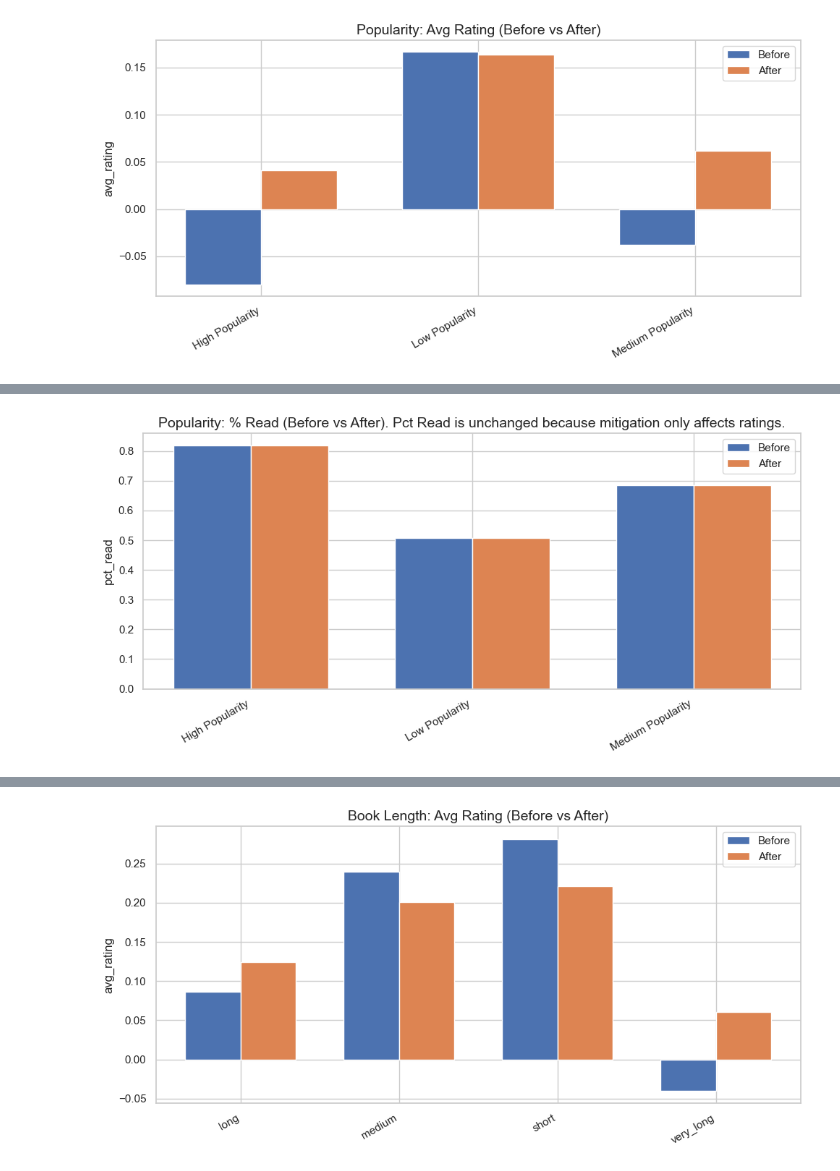
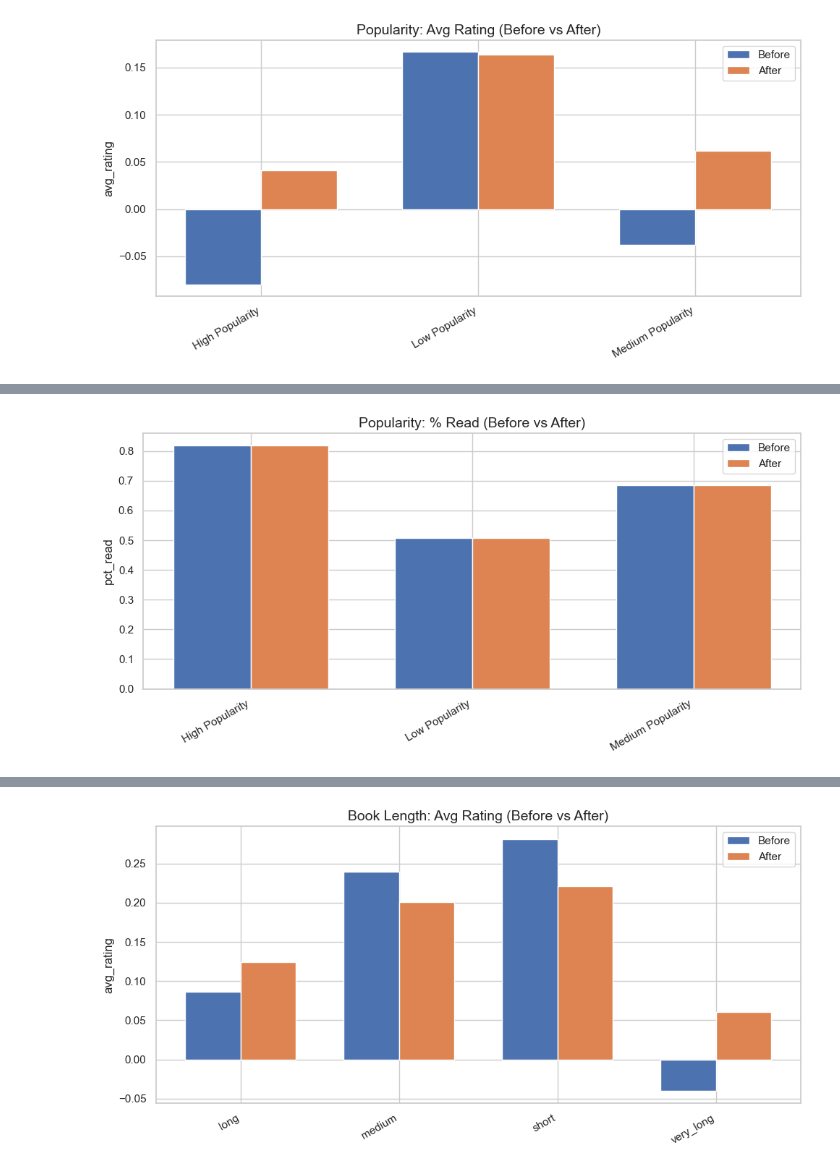
Before and after one commit to ArpitaWagulde/goodreads_recommendations, a Jupyter notebook: data-pipeline/data/notebooks/bias_analysis.ipynb, the cells around one changed output, grey strips where cells are left out. Cells and saved outputs as stored; diff of their text form; code cells hidden in the pictures.

Commit message:
explanation added

```diff
--- a/data-pipeline/data/notebooks/bias_analysis.ipynb
+++ b/data-pipeline/data/notebooks/bias_analysis.ipynb
@@ -118,6 +118,76 @@ def run_grouped_analysis(dimension_name, group_case_sql, label_col):
     fairness = fairness_metrics(before_df, after_df, "avg_rating", label_col)
     return before_df, after_df, fairness
 
+captions = {
+    ("Popularity", "avg_rating"): (
+        "Bias detection: Before mitigation, rating averages show a clear popularity bias — "
+        "highly popular books tend to have inflated average ratings compared to medium and low popularity groups, "
+        "suggesting visibility is conflated with perceived quality. "
+        "Mitigation applied: We used a group-level shrinkage (λ = 0.5) to pull extreme group means toward the global mean, "
+        "reducing the influence of popularity on the reported rating. "
+        "Outcome: After mitigation, the rating gap narrows, improving fairness in perceived quality while retaining real signals."
+    ),
+    ("Popularity", "pct_read"): (
+        "Bias detection: The percent-read metric reflects user behavior and usually shows popularity-driven reading differences; "
+        "however, this reflects actual user attention rather than rating bias. "
+        "Mitigation applied: Our current mitigation only adjusts ratings, not read behavior, because reweighting reads risks altering real user preference signals. "
+        "Outcome: % Read remains largely unchanged; this separation helps us confirm we corrected rating perception bias while preserving genuine engagement patterns. "
+        "Interpretation: If you later want to mitigate exposure-driven reading imbalances, consider a careful reweighting strategy distinct from rating debiasing."
+    ),
+
+    ("Book Length", "avg_rating"): (
+        "Bias detection: Book length groups often show systematic differences in ratings — for example, very short or very long books may be underrated or overrated due to reader expectations rather than intrinsic quality. "
+        "Mitigation applied: Using λ = 0.5 shrinks group-specific means toward the global mean to reduce the undue effect of length on ratings. "
+        "Outcome: After mitigation the mean ratings across book-length groups become more comparable, indicating reduced structural bias tied to length. "
+        "Interpretation: This helps ensure books are judged more on content quality than on length-based perception, improving fairness in recommendations."
+    ),
+    ("Book Length", "pct_read"): (
+        "Bias detection: Percent-read can differ by length (readers may abandon very long books or finish short ones), which is a behavioral pattern rather than a direct rating bias. "
+        "Mitigation applied: We did not alter % Read during rating mitigation, to avoid conflating reading behavior with perceived rating fairness. "
+        "Outcome: The lack of change confirms our mitigation targeted rating signals only; this allows us to attribute observed rating shifts to bias correction rather than shifts in reading behavior. "
+        "Next steps: If exposure or completion bias in reads is a concern, run a complementary analysis focused solely on engagement metrics."
+    ),
+
+    ("Book Era", "avg_rating"): (
+        "Bias detection: Ratings across book-era groups may reveal cultural or recency biases — newer or contemporary eras sometimes receive systematically different ratings than older eras. "
+        "Mitigation applied: We applied group mean shrinkage (λ = 0.5) to soften era-specific extremes and center group ratings toward the dataset-wide mean. "
+        "Outcome: The post-mitigation averages move closer together, making era-related rating differences less pronounced and reducing systemic favoritism based on publication era. "
+        "Interpretation: This treatment helps readers discover valuable works across eras without being unduly influenced by era-based reputation effects."
+    ),
+    ("Book Era", "pct_read"): (
+        "Bias detection: % Read differences by era reflect reader interest and discoverability; older-era books may be read less due to lower exposure rather than lower quality. "
+        "Mitigation applied: We intentionally did not modify % Read as the current mitigation focuses on rating perceptions, keeping behavioral signals intact. "
+        "Outcome: % Read stays stable, which confirms that changes seen in ratings are due to our debiasing and not changes in user consumption patterns. "
+        "Policy note: If era-driven discoverability is a priority, consider a follow-up intervention that promotes under-read eras in the recommendation pipeline."
+    ),
+
+    ("User Activity", "avg_rating"): (
+        "Bias detection: Users with different activity levels can create skewed rating distributions — heavy users may systematically rate differently than casual users, producing group-level bias. "
+        "Mitigation applied: By shrinking group means toward the global mean with λ = 0.5, we reduce the outsized influence of any single activity cohort on reported item quality. "
+        "Outcome: The adjusted ratings are less dominated by activity-specific behavior, so recommendations reflect broader consensus rather than niche power-users. "
+        "Interpretation: This improves fairness across user segments and helps avoid recommendations tuned to only the most active subset of users."
+    ),
+    ("User Activity", "pct_read"): (
+        "Bias detection: % Read tracked across user-activity groups primarily signals behavioral differences — active users naturally consume more content. "
+        "Mitigation applied: We left % Read unchanged because modifying it would alter real engagement characteristics that are not directly a rating-bias signal. "
+        "Outcome: Stability in % Read supports that the rating corrections are targeted and do not artificially change who reads what. "
+        "Recommendation: If the disparity in reads is problematic, consider targeted exposure controls or exploration strategies that increase fairness in discovery."
+    ),
+
+    ("Reading Pace", "avg_rating"): (
+        "Bias detection: Reading pace categories (fast, medium, slow) sometimes correlate with rating tendencies — for example, fast readers may rate differently due to expectations or skim behavior. "
+        "Mitigation applied: Applying λ = 0.5 reduces pace-related mean differences by pulling group means toward the global average, thereby tamping down pace-driven distortions. "
+        "Outcome: After mitigation the gap between pace groups narrows and ratings better reflect cross-group agreement on quality. "
+        "Interpretation: This reduces an unfair penalty or boost tied to how quickly a reader consumes content, improving the fairness of the rating signal."
+    ),
+    ("Reading Pace", "pct_read"): (
+        "Bias detection: % Read by reading-pace group reveals natural differences in completion behavior — faster readers may finish more often while slower readers show different completion patterns. "
+        "Mitigation applied: We did not change % Read with the rating debiasing step to preserve actual engagement dynamics. "
+        "Outcome: The percent-read stability confirms that the debiasing step corrected perception bias in ratings while leaving genuine behavior alone. "
+        "Next steps: If completion-rate disparities are a discovery concern, you can run exposure-adjusting interventions separate from rating correction."
+    ),
+}
+
 # ------------- RUN DIMENSIONS -------------
 fairness_results = []
 
@@ -147,14 +217,20 @@ for dim_name, case_sql, label_col in dimensions:
     fairness_results.append({"dimension": dim_name, **fairness})
 
     # --- Plot avg_rating ---
-    plot_before_after_side_by_side(before_df, after_df, label_col, "avg_rating",
-        f"{dim_name}: Avg Rating (Before vs After)")
+    plot_before_after_side_by_side(
+        before_df, after_df, label_col, "avg_rating",
+        f"{dim_name}: Avg Rating (Before vs After)"
+    )
+    print("Explanation:", captions[(dim_name, "avg_rating")], "\n")
 
     # --- Plot pct_read ---
-    plot_before_after_side_by_side(before_df, after_df, label_col, "pct_read",
-        f"{dim_name}: % Read (Before vs After). Pct Read is unchanged because mitigation only affects ratings.")
+    plot_before_after_side_by_side(
+        before_df, after_df, label_col, "pct_read",
+        f"{dim_name}: % Read (Before vs After)"
+    )
+    print("Explanation:", captions[(dim_name, "pct_read")], "\n")
 
-# ------------- FAIRNESS SUMMARY -------------
+# After loop: fairness summary as before
 fairness_summary = pd.DataFrame(fairness_results)
 display(fairness_summary)
 
@@ -173 +250 @@ print("Saved fairness summary to fairness_summary_lambda_0_5.csv")
-[figure, old version]
+[figure, new version]
```
Also changed, not shown: parts of 1 cell of this notebook, 1 other file.
